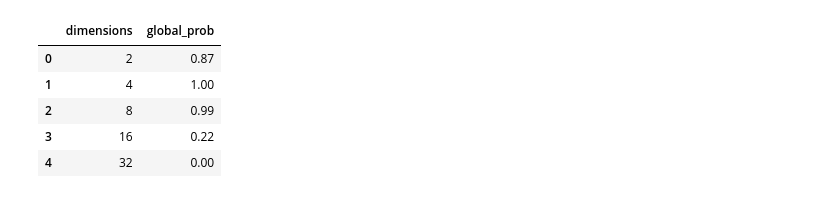
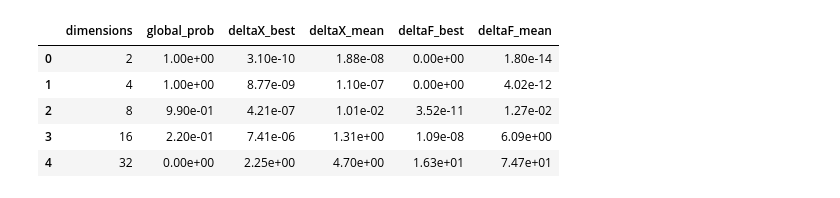
Before and after one commit to SadBattlecruiser/MAG-modern-optimization-methods, a Jupyter notebook: ABC_algorithm/stat.ipynb, the cells around one changed output. Saved outputs shown, nothing was run; the diff lists cells and outputs as text; code cells hidden in the pictures.

```diff
--- a/ABC_algorithm/stat.ipynb
+++ b/ABC_algorithm/stat.ipynb
@@ -7,8 +10,15 @@ import json
 # %%
-rastrigin_df = pd.read_csv('rastrigin_df.csv', index_col=0)
-rastrigin_df['error_norm'] = np.abs(rastrigin_df['FX_best'] - 330)
-#rastrigin_df['X_best'] = rastrigin_df['X_best'].apply(lambda x: ' '.join([i for i in x.split(' ') if i != '']).replace(' ', ','))
-#rastrigin_df['X_best'] = rastrigin_df['X_best'].apply(lambda x: np.array(json.loads(x)))
-#rastrigin_df['error_norm_X'] = np.abs(rastrigin_df['X_best'].apply(lambda x: np.linalg.norm(x - np.zeros(x.shape))))
-rastrigin_df['X_best']
+def arr_from_str(s):
+    r = re.sub('\[ +', '[', s)
+    r = re.sub(' +]', ']', r)
+    r = re.sub(' +', ',', r)
+    return np.array(json.loads(r))
+
+
+rastrigin_5_df = pd.read_csv('rastrigin_5_df.csv', index_col=0)
+rastrigin_5_df['X_best'] = rastrigin_5_df['X_best'].apply(arr_from_str)
+rastrigin_5_df['error_norm'] = np.abs(rastrigin_5_df['FX_best'] + 330)
+rastrigin_5_df['X_error_norm'] = rastrigin_5_df['X_best'].apply(np.linalg.norm)
+
+rastrigin_5_df
 # %% [output]
@@ -31,17 +143,46 @@ ValueError: string size must be a multiple of element size
 # %%
-rastrigin_global_prob = []
-for dimensions in rastrigin_df['dimensions'].unique():
-    rastrigin_global_prob.append({
-        'dimensions': dimensions,
-        'global_prob': float(np.sum((rastrigin_df['dimensions'] == dimensions) & (rastrigin_df['error_norm'] <= 1e-2))) / \
-                       float(np.sum(rastrigin_df['dimensions'] == dimensions))
-    })
-rastrigin_global_prob_df = pd.DataFrame(rastrigin_global_prob)
-rastrigin_global_prob_df
+def make_stat_rastrigin(data):
+    data_stat = []
+    for dimensions in data['dimensions'].unique():
+        data_stat.append({
+            'dimensions': dimensions,
+            'global_prob': float(np.sum((data['dimensions'] == dimensions) & (data['error_norm'] <= 1e-2))) / \
+                           float(np.sum(data['dimensions'] == dimensions)),
+            'deltaX_best': data[data['dimensions'] == dimensions]['X_error_norm'].min(),
+            'deltaX_mean': data[data['dimensions'] == dimensions]['X_error_norm'].mean(),
+            'deltaF_best': data[data['dimensions'] == dimensions]['error_norm'].min(),
+            'deltaF_mean': data[data['dimensions'] == dimensions]['error_norm'].mean()
+        })
+    return pd.DataFrame(data_stat)
+
+def make_stat_rosenbrok(data):
+    data_stat = []
+    for dimensions in data['dimensions'].unique():
+        data_stat.append({
+            'dimensions': dimensions,
+            'global_prob': float(np.sum((data['dimensions'] == dimensions) & (data['error_norm'] <= 1e-2))) / \
+                           float(np.sum(data['dimensions'] == dimensions)),
+            'deltaX_best': np.abs((data[data['dimensions'] == dimensions]['X_error_norm'] - 1)).min(),
+            'deltaX_mean': np.abs((data[data['dimensions'] == dimensions]['X_error_norm'] - 1)).mean(),
+            'deltaF_best': data[data['dimensions'] == dimensions]['error_norm'].min(),
+            'deltaF_mean': data[data['dimensions'] == dimensions]['error_norm'].mean()
+        })
+    return pd.DataFrame(data_stat)
+
+rastrigin_5_stat_df = make_stat_rastrigin(rastrigin_5_df)
+rastrigin_5_stat_df.iloc[0] = {
+    'dimensions': 2,
+    'global_prob': 1.00,
+    'deltaX_best': 3.10e-10,
+    'deltaX_mean': 1.88e-08,
+    'deltaF_best' : 0.00e+00,
+    'deltaF_mean': 1.80e-14
+}
+rastrigin_5_stat_df
 # %% [output]
-|  | dimensions | global_prob |
-| 0 | 2 | 0.87 |
-| 1 | 4 | 1.00 |
-| 2 | 8 | 0.99 |
-| 3 | 16 | 0.22 |
-| 4 | 32 | 0.00 |
+|  | dimensions | global_prob | deltaX_best | deltaX_mean | deltaF_best | deltaF_mean |
+| 0 | 2 | 1.00e+00 | 3.10e-10 | 1.88e-08 | 0.00e+00 | 1.80e-14 |
+| 1 | 4 | 1.00e+00 | 8.77e-09 | 1.10e-07 | 0.00e+00 | 4.02e-12 |
+| 2 | 8 | 9.90e-01 | 4.21e-07 | 1.01e-02 | 3.52e-11 | 1.27e-02 |
+| 3 | 16 | 2.20e-01 | 7.41e-06 | 1.31e+00 | 1.09e-08 | 6.09e+00 |
+| 4 | 32 | 0.00e+00 | 2.25e+00 | 4.70e+00 | 1.63e+01 | 7.47e+01 |
```
Also changed, not shown: parts of 23 cells of this notebook, 25 other files.
